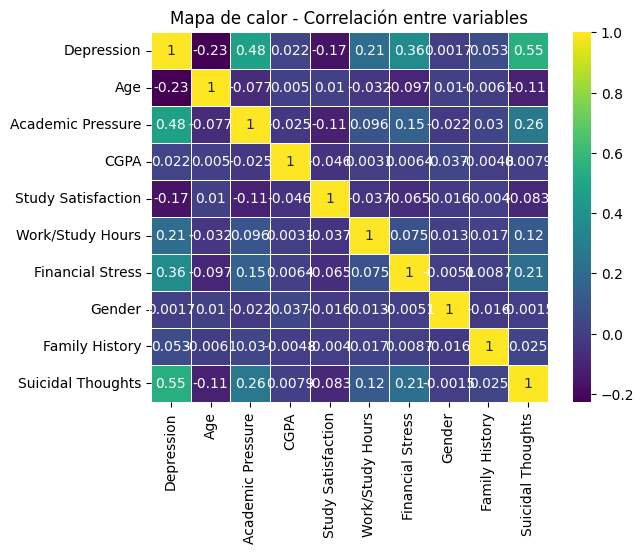
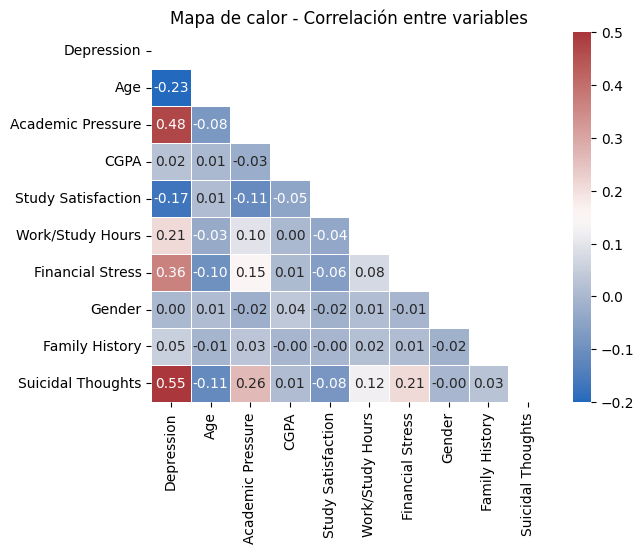
Code edit (unified diff) that turned the first committed figure into the second:
--- before
+++ after
@@ -11,5 +11,8 @@
 estudio_correlacion = estudio_correlacion[cols]
 
-sns.heatmap(estudio_correlacion.corr(), annot=True, cmap="viridis", linecolor="white", linewidths=0.5)
+
+corr = estudio_correlacion.corr()
+matrix = np.triu(corr)
+sns.heatmap(corr, annot=True, cmap="vlag", linecolor="white", linewidths=0.5, mask=matrix, fmt=".2f", vmin=-0.2, vmax=0.5)
 plt.title("Mapa de calor - Correlación entre variables")
 plt.xticks(rotation=90)

Commit: Document updates and project restructuring for a more organized presentation